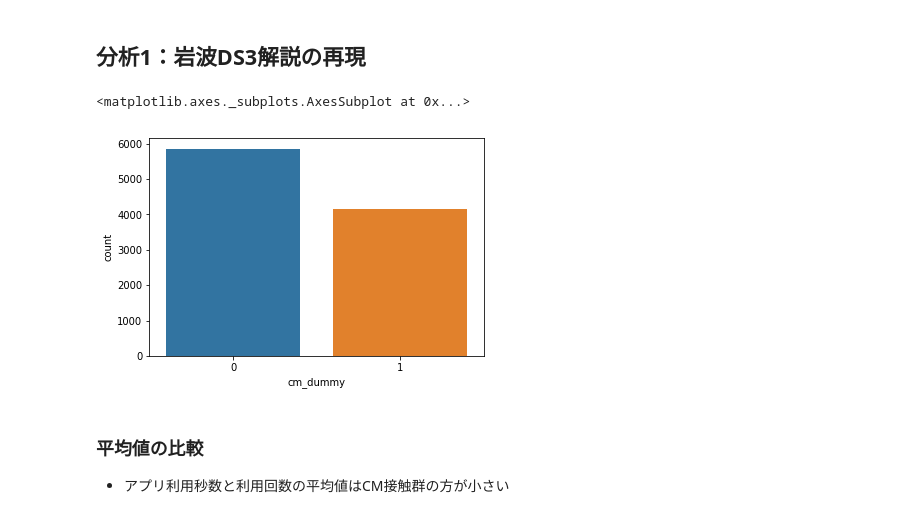
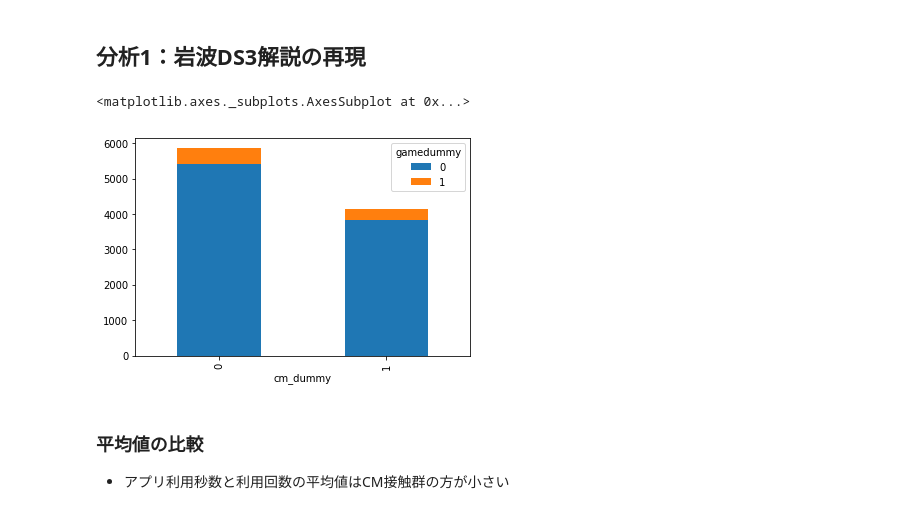
Before and after one commit to DAJapanStudy/CausalInference, a Jupyter notebook: work/morooka/iwanami_vol3_python.ipynb, the cells around one changed output. Drawn from its saved outputs; the diff is of its cells as text; code cells hidden in the pictures.

```diff
--- a/work/morooka/iwanami_vol3_python.ipynb
+++ b/work/morooka/iwanami_vol3_python.ipynb
@@ -63,11 +67,11 @@ df.head()
 | 4 | 0 | 0 | 0 | 1 | 0 | 0 | 34.5 | 1 | ... |
 # %% [markdown]
 ## 分析1：岩波DS3解説の再現
-# %%
-sns.countplot(x='cm_dummy', data=df)
-# %% [output]
-<matplotlib.axes._subplots.AxesSubplot at 0x...>
-[figure, removed]
+# %%
+pd.crosstab(df['cm_dummy'], df['gamedummy']).plot.bar(stacked=True)
+# %% [output]
+<matplotlib.axes._subplots.AxesSubplot at 0x...>
+[figure, added]
 # %% [markdown]
 ### 平均値の比較
 * アプリ利用秒数と利用回数の平均値はCM接触群の方が小さい
```
Also changed, not shown: parts of 38 cells of this notebook, 1 other file.
